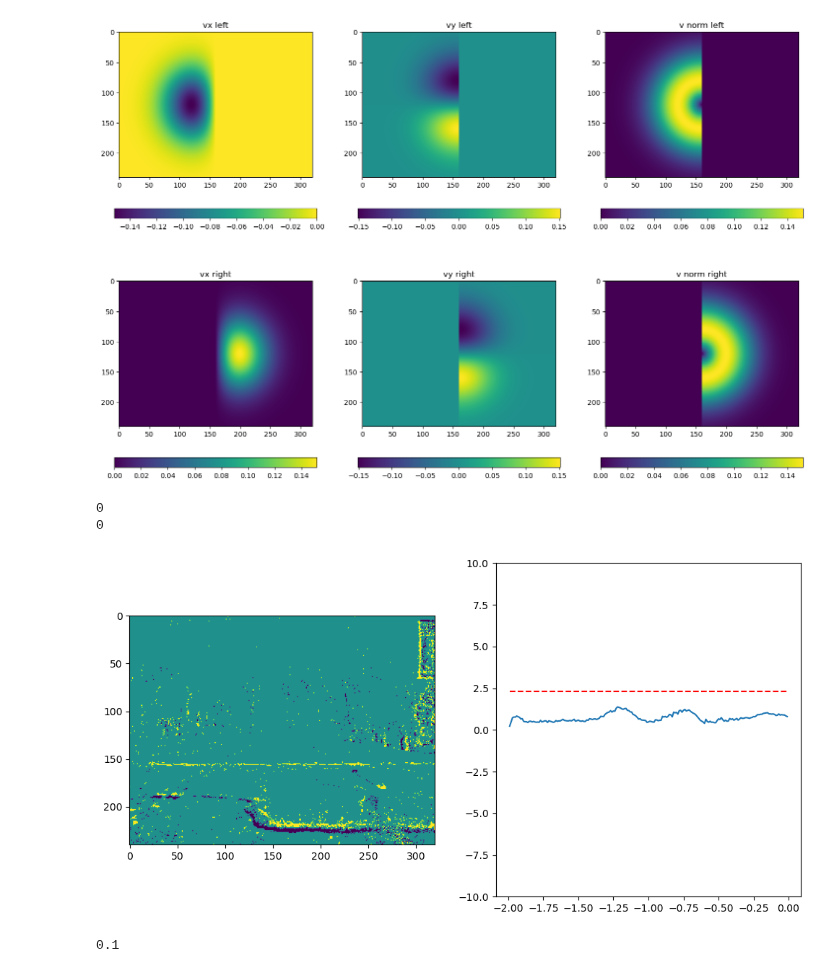
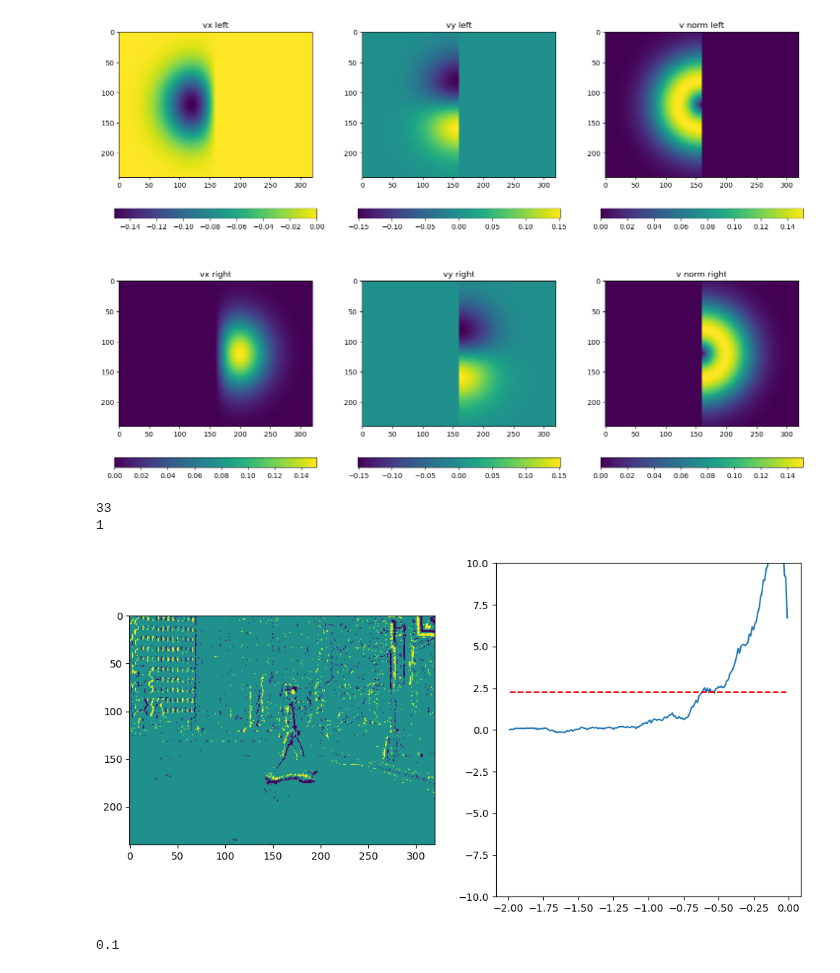
Before and after one commit to FabianSchubert/Bio-Inspired-Event-Based-Looming-Object-Detection-for-Automotive-Collision-Avoidance, a Jupyter notebook: experiments/carla_sim/random_spawn/train_rnn.ipynb, the cells around one changed output. Drawn from its saved outputs; the diff is of its cells as text; code cells hidden in the pictures.

```diff
--- a/experiments/carla_sim/random_spawn/train_rnn.ipynb
+++ b/experiments/carla_sim/random_spawn/train_rnn.ipynb
@@ -241,0 +275,2 @@ class Net(nn.Module):
+# %%
+smpls, lbls, md = load_metadata(data_fold, T_STEPS)
@@ -333,17 +403,0 @@ torch.Size([339, 200, 240, 320])
-# %%
-n_samples = X.shape[0]
-
-n_train = int(0.25 * n_samples)
-n_val = int(0.25 * n_samples)
-n_test = n_samples - n_train - n_val
-
-idxs = np.random.permutation(n_samples)
-
-X_train = X[idxs[:n_train]]
-Y_train = Y[idxs[:n_train]]
-
-X_val = X[idxs[n_train:n_train + n_val]]
-Y_val = Y[idxs[n_train:n_train + n_val]]
-
-X_test = X[idxs[n_train + n_val:]]
-Y_test = Y[idxs[n_train + n_val:]]
@@ -364,6 +416,6 @@ def gen_x_sequ(X, Y, t_steps_to_coll_max=None):
 
     return X_seq, Y_expand
 # %%
-X_seq_train, Y_seq_train = gen_x_sequ(X_train, Y_train, T_STEPS_T_COLL_MAX)
-X_seq_val, Y_seq_val = gen_x_sequ(X_val, Y_val, T_STEPS_T_COLL_MAX)
-X_seq_test, Y_seq_test = gen_x_sequ(X_test, Y_test, T_STEPS_T_COLL_MAX)
+X_seq_train, y_seq_train = gen_x_sequ(X_train, y_train, T_STEPS_T_COLL_MAX)
+X_seq_val, y_seq_val = gen_x_sequ(X_val, y_val, T_STEPS_T_COLL_MAX)
+X_seq_test, y_seq_test = gen_x_sequ(X_test, y_test, T_STEPS_T_COLL_MAX)
@@ -379,9 +422,9 @@ except:
 # %%
 # create dataloaders
 
-train_data = torch.utils.data.TensorDataset(X_seq_train, Y_seq_train)
-val_data = torch.utils.data.TensorDataset(X_seq_val, Y_seq_val)
-test_data = torch.utils.data.TensorDataset(X_seq_test, Y_seq_test)
+train_data = torch.utils.data.TensorDataset(X_seq_train, y_seq_train)
+val_data = torch.utils.data.TensorDataset(X_seq_val, y_seq_val)
+test_data = torch.utils.data.TensorDataset(X_seq_test, y_seq_test)
 
 BATCH_SIZE = 32
 
@@ -580,47 +623,47 @@ plt.show()
 # %% [output]
 [figure]
 # %%
-search_for = 0
+search_for = 1
 
 while True:
-    sample = np.random.randint(0, X.shape[0])
-    if Y[sample] == search_for:
+    sample = np.random.randint(0, X_test.shape[0])
+    if y_test[sample] == search_for:
         break
 
 print(sample)
-print(Y[sample].detach().cpu().numpy())
+print(y_test[sample].detach().cpu().numpy())
 
 steps = T_STEPS - 1
 
 net.eval()
 out = np.zeros((steps))
 _o = 0.0
 with torch.no_grad():
     for k in range(steps):
-        img = torch.stack([X[sample,k,...], X[sample,k+1,...]], dim=0).float().to(device)
+        img = torch.stack([X_test[sample,k,...], X_test[sample,k+1,...]], dim=0).float().to(device)
         #for i in range(_evts.shape[0]):
         #_o = net(img).detach().cpu().numpy()
         #_o = 0.95 * _o + 0.05 * (1. + np.tanh(0.5 * net(img).detach().cpu().numpy())) / 2.
         _o = 0.75 * _o + 0.25 * (net(img).detach().cpu().numpy() + net.out_th.detach().cpu().numpy())
         #_o = (1. + np.tanh(0.5 * net(img).detach().cpu().numpy())) / 2.
         out[k] = _o
 
 
 fig, ax = plt.subplots(1, 2, figsize=(12, 6))
-ax[0].imshow(X[sample,130,:,:].detach().numpy())
+ax[0].imshow(X_test[sample,130,:,:].detach().numpy())
 
-t_ax = (np.arange(1-T_STEPS,0) * metadata[sample]["dt"] / 1000)[:steps]
+t_ax = (np.arange(1-T_STEPS,0) * md_test[sample]["dt"] / 1000)[:steps]
 ax[1].plot(t_ax, out)
 
 ax[1].hlines(net.out_th.detach().cpu().numpy(), t_ax[0], t_ax[-1], color="r", linestyle="--")
 ax[1].set_ylim(-.1,1.1)
 ax[1].set_ylim(-10.,10.)
 
 plt.show()
 # %% [output]
-0
-0
+33
+1
-[figure, old version]
+[figure, new version]
 # %%
 net.eval()
 net.reg
```
Also changed, not shown: parts of 21 cells of this notebook, 5 other files.
